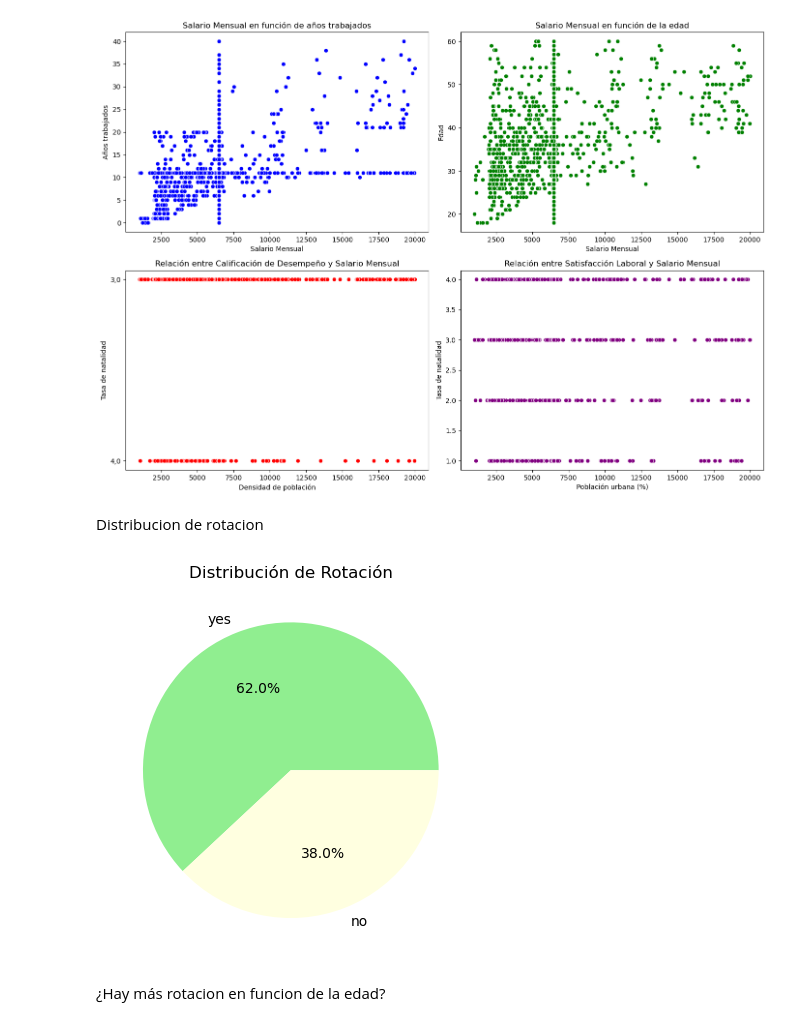
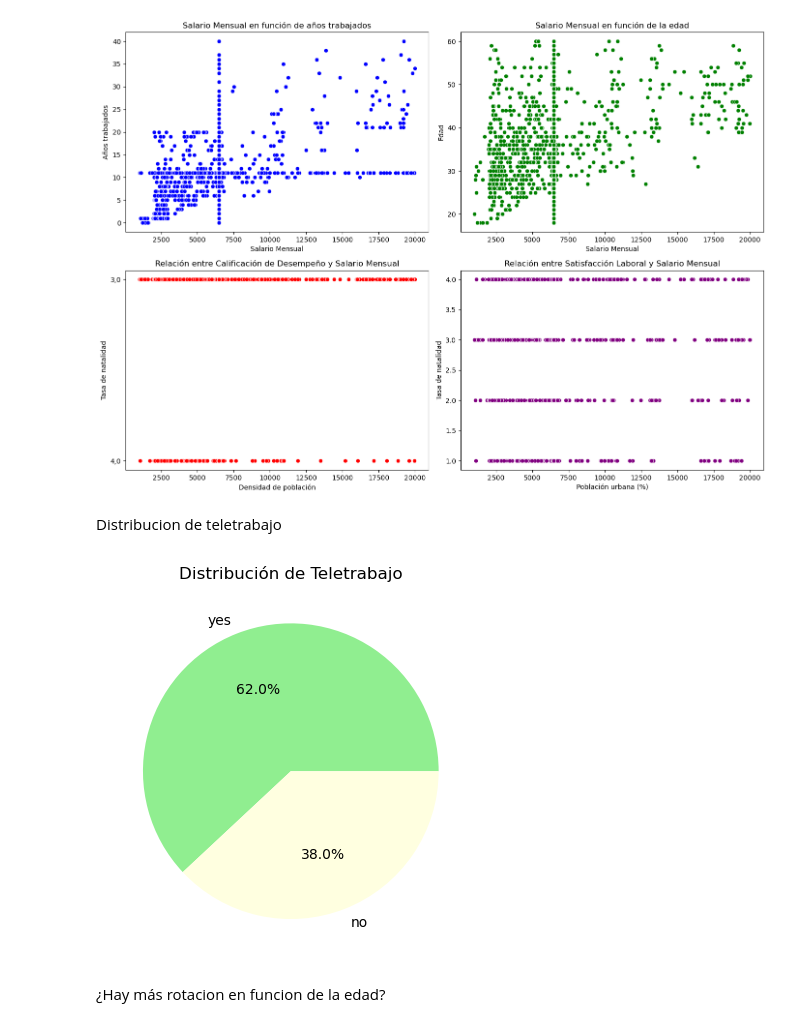
Before and after one commit to Adalab/proyecto-da-promo-c-modulo-3-team-1, a Jupyter notebook: proyecto3_equipo1.ipynb, the cells around one changed output. Drawn from its saved outputs; the diff is of its cells as text; code cells hidden in the pictures.

```diff
--- a/proyecto3_equipo1.ipynb
+++ b/proyecto3_equipo1.ipynb
@@ -1502,17 +1502,17 @@ plt.show()
 # %% [output]
 [figure]
 # %% [markdown]
-Distribucion de rotacion
+Distribucion de teletrabajo
 # %%
 nivel_rotacion = df2['Remote_Work'].value_counts()
 
 plt.pie(nivel_rotacion, labels=nivel_rotacion.index, autopct='%1.1f%%', colors=['lightgreen', 'lightyellow'])
 
-plt.title('Distribución de Rotación')
+plt.title('Distribución de Teletrabajo')
 
 plt.show()
 # %% [output]
-[figure, old version]
+[figure, new version]
 # %% [markdown]
 ¿Hay más rotacion en funcion de la edad?
 # %%
```
Also changed, not shown: parts of 20 cells of this notebook.
